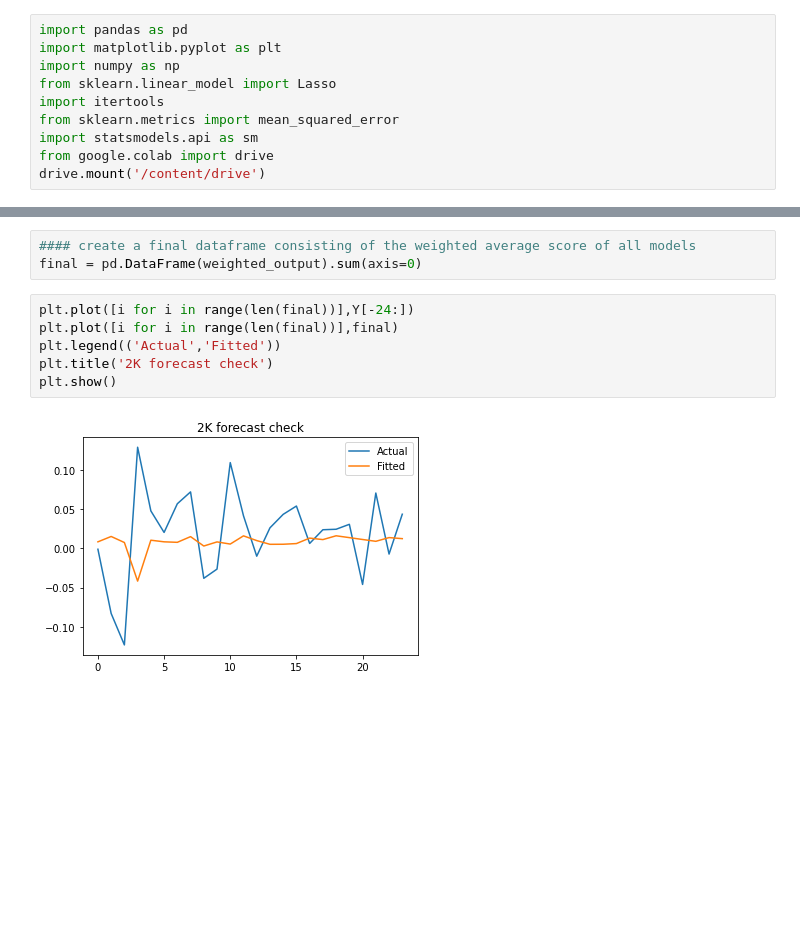
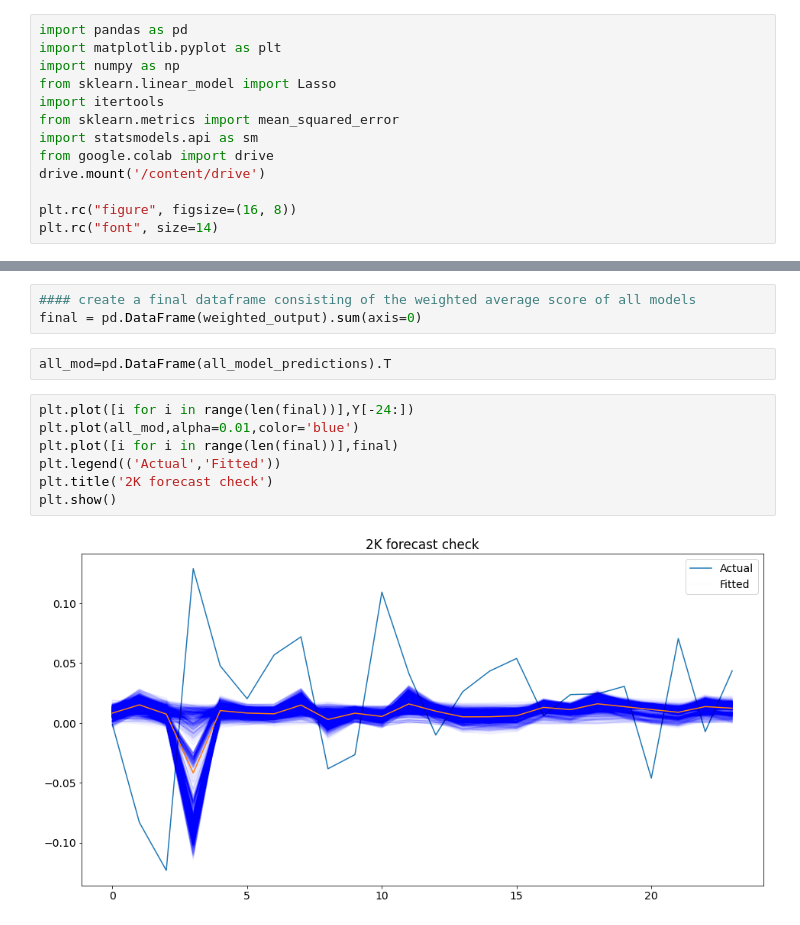
Before and after one commit to yankikalfa/MGTF-405-Business-Forecasting, a Jupyter notebook: Forecast_Combination.ipynb, the cells around one changed output, grey strips where cells are left out. Cells and saved outputs as stored; diff of their text form; blank space fills up the shorter version.

```diff
--- a/Forecast_Combination.ipynb
+++ b/Forecast_Combination.ipynb
@@ -10,6 +10,9 @@ from sklearn.metrics import mean_squared_error
 import statsmodels.api as sm
 from google.colab import drive
 drive.mount('/content/drive')
+
+plt.rc("figure", figsize=(16, 8))
+plt.rc("font", size=14)
 # %% [output]
 Mounted at /content/drive
 # %%
@@ -80,11 +83,14 @@ for i in range(len(weight_for_each_model)):
 # %%
 #### create a final dataframe consisting of the weighted average score of all models
 final = pd.DataFrame(weighted_output).sum(axis=0)
+# %%
+all_mod=pd.DataFrame(all_model_predictions).T
 # %%
 plt.plot([i for i in range(len(final))],Y[-24:])
+plt.plot(all_mod,alpha=0.01,color='blue')
 plt.plot([i for i in range(len(final))],final)
 plt.legend(('Actual','Fitted'))
 plt.title('2K forecast check')
 plt.show()
 # %% [output]
-[figure, old version]
+[figure, new version]
```
